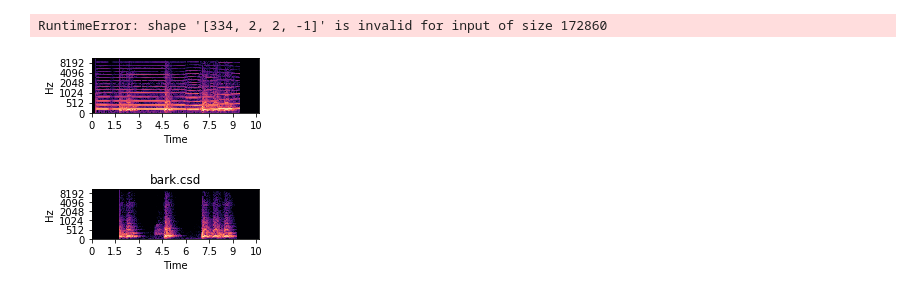
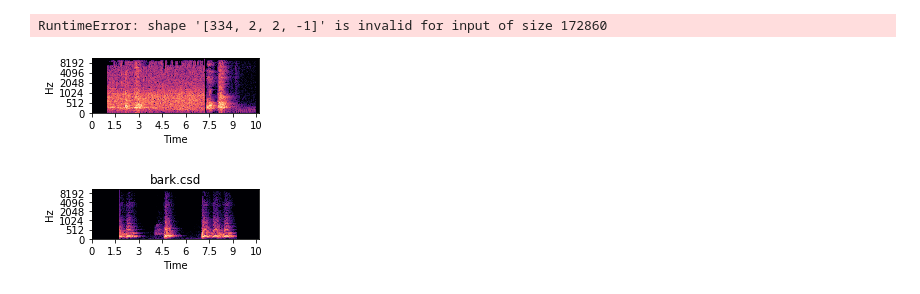
Before and after one commit to tianjunm/monaural-source-separation, a Jupyter notebook: notebooks/model_inference.ipynb, the cells around one changed output. Drawn from its saved outputs; the diff is of its cells as text; code cells hidden in the pictures.

```diff
--- a/notebooks/model_inference.ipynb
+++ b/notebooks/model_inference.ipynb
@@ -324,7 +329,7 @@ def visualize_output(tensors, dataset_spec, feature, class_names=None):
             pcms.append(scipy.signal.istft(composite, nperseg=256, noverlap=64))
         return pcms
 # %%
-batch_idx = 3
+batch_idx = 2
 sample_input = model_input[batch_idx]
 sample_gt = ground_truths[batch_idx]
 sample_components = [samples[batch_idx] for samples in components]
@@ -332,16 +337,16 @@ sample_components = [samples[batch_idx] for samples in components]
 if dataset_param.endswith('aaai'):
     n = sample_input.size(0)
     s = dataset_spec['config']['num_sources']
-    sample_input = sample_input.view(n, 2, -1).permute(1, 0, 2)
+    sample_input = sample_input.reshape(n, 2, -1).permute(1, 0, 2)
     sample_gt = sample_gt.view(n, s, 2, -1).permute(1, 2, 0, 3)
 #     sample_input = sample_input.view(n, 2, -1).permute(1, 0, 2)
 #     sample_gt = sample_gt.view(n, s, 2, -1).permute(1, 2, 0, 3)
 # %% [output]
 RuntimeError: shape '[334, 2, 2, -1]' is invalid for input of size 172860
 # %%
-visualize_input(sample_input, dataset_spec, 'spectrogram')
+visualize_input(sample_input.cpu(), dataset_spec, 'spectrogram')
 # %% [output]
-[figure, old version]
+[figure, new version]
 # %%
 visualize_output(sample_gt, dataset_spec, 'spectrogram', class_names=sample_components)
 # %% [output]
```
Also changed, not shown: parts of 33 cells of this notebook, 31 other files.
